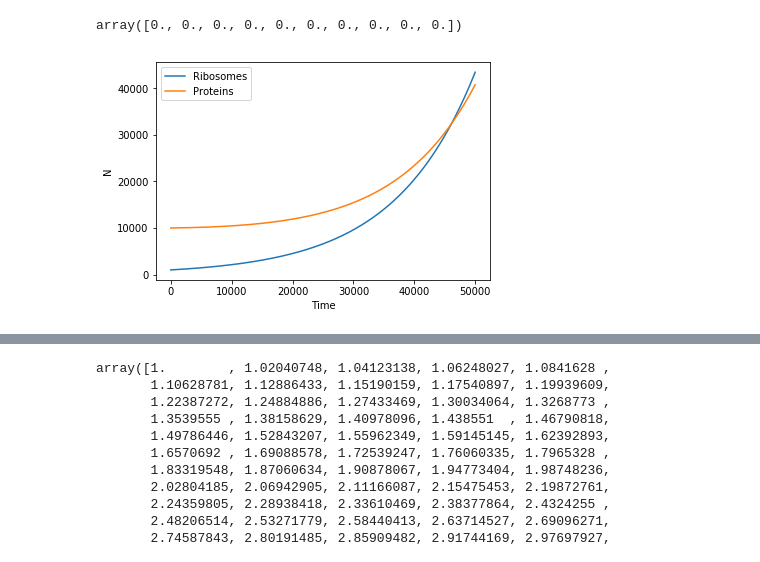
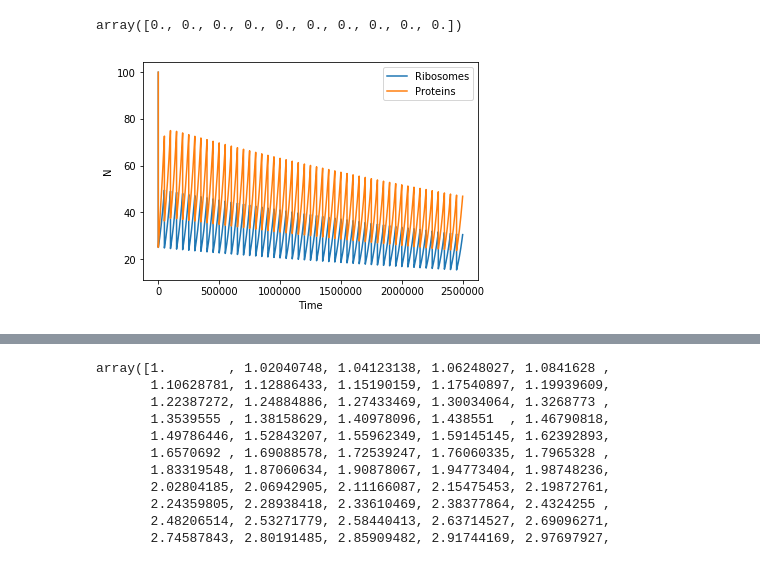
Before and after one commit to Ngort/Cellsim, a Jupyter notebook: Cellsim/Cellsim_sketch.ipynb, the cells around one changed output, grey strips where cells are left out. Cells and saved outputs as stored; diff of their text form; code cells hidden in the pictures.

```diff
--- a/Cellsim/Cellsim_sketch.ipynb
+++ b/Cellsim/Cellsim_sketch.ipynb
@@ -12,28 +12,46 @@ array([0., 0., 0., 0., 0., 0., 0., 0., 0., 0.])
 # %%
 gamma = 0.4
 r_r = 1e-1
-l_r = 500
-eta = 4.58e-6
+l_r = 1000
+eta = 4.58e-6*5.75
 l_p = 975
-phi = 4.58e-6
+phi = 4.58e-6*5.75
 
 def dN_dt(X, t=0):
     return np.array([
             gamma*X[0]*r_r/l_r - eta*X[0],
             (1-gamma)*X[0]*r_r/l_p - phi*X[1]
     ])
+
+def cell_generation(initial_array=np.array([100,100]).reshape(1,2), timesteps=50000):
+    initial_ribosomes = initial_array[-1,0]/2
+    initial_proteins = initial_array[-1,1]/2
+    t = np.arange(timesteps)
+
+    return np.row_stack([initial_array,
+                            odeint(dN_dt, [initial_ribosomes,initial_proteins], t)])
+
+def sim_cell_dynamics(n_generations, t_per_generation):
+    cell = cell_generation(timesteps=t_per_generation)
+    for i in range(n_generations):
+        cell = cell_generation(cell)
+
+    return cell
 # %%
-t = np.arange(50000)
-solv = odeint(dN_dt, [1000,10000], t)
 
-ribo = solv[:,0]
-prot = solv[:,1]
+
+#t = np.arange(50000)
+#solv = odeint(dN_dt, [1000,10000], t)
+#solv = cellgeneration(initial_array=cellgeneration())
+cell = sim_cell_dynamics(50,100)
+ribo = cell[:,0]
+prot = cell[:,1]
 plt.plot(ribo, label='Ribosomes')
 plt.plot(prot, label='Proteins')
 #plt.yscale('log')
 plt.xlabel('Time')
 plt.ylabel('N')
 plt.legend()
 plt.show()
 # %% [output]
-[figure, old version]
+[figure, new version]
```
Also changed, not shown: parts of 1 cell of this notebook.
